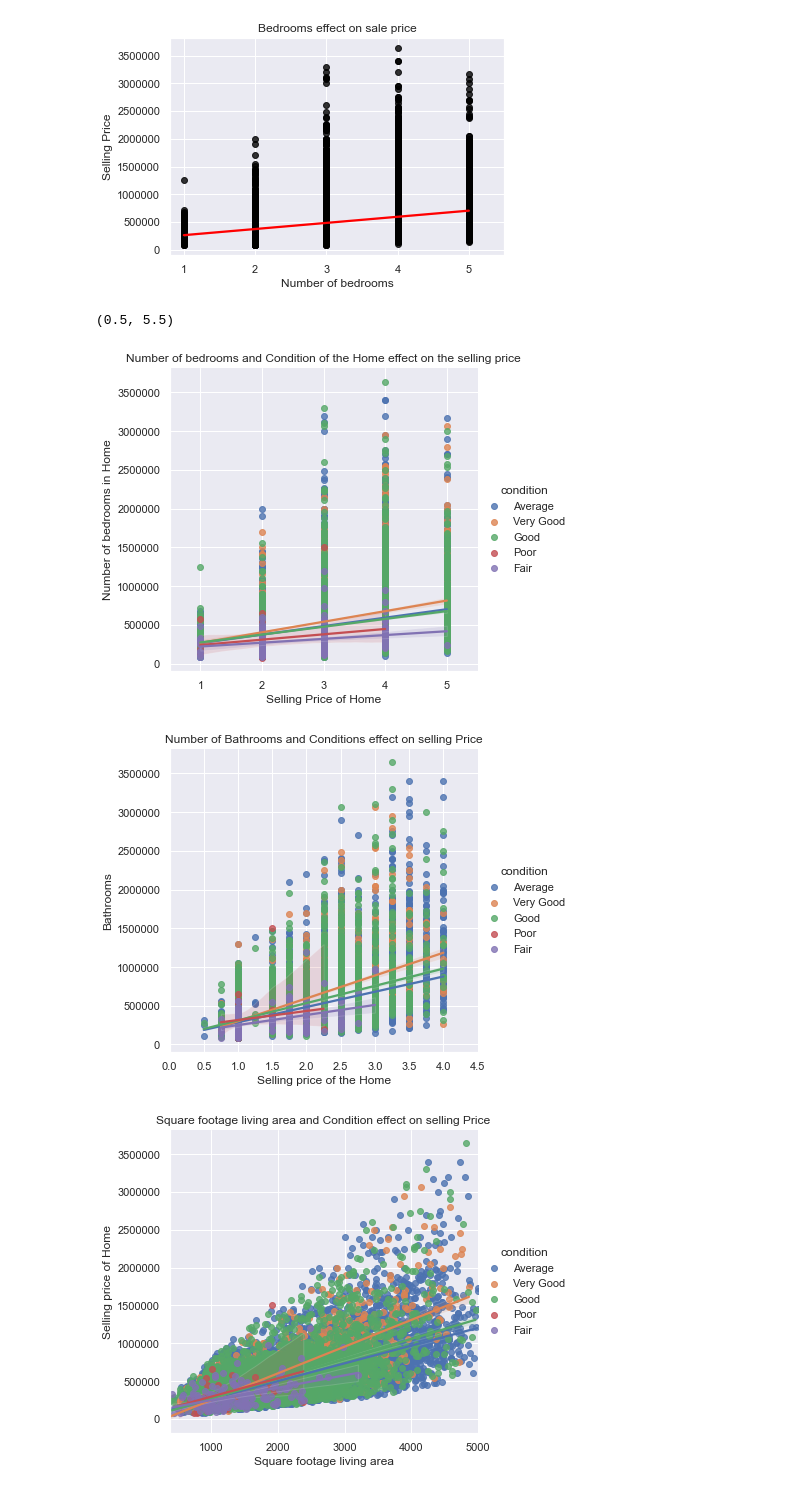
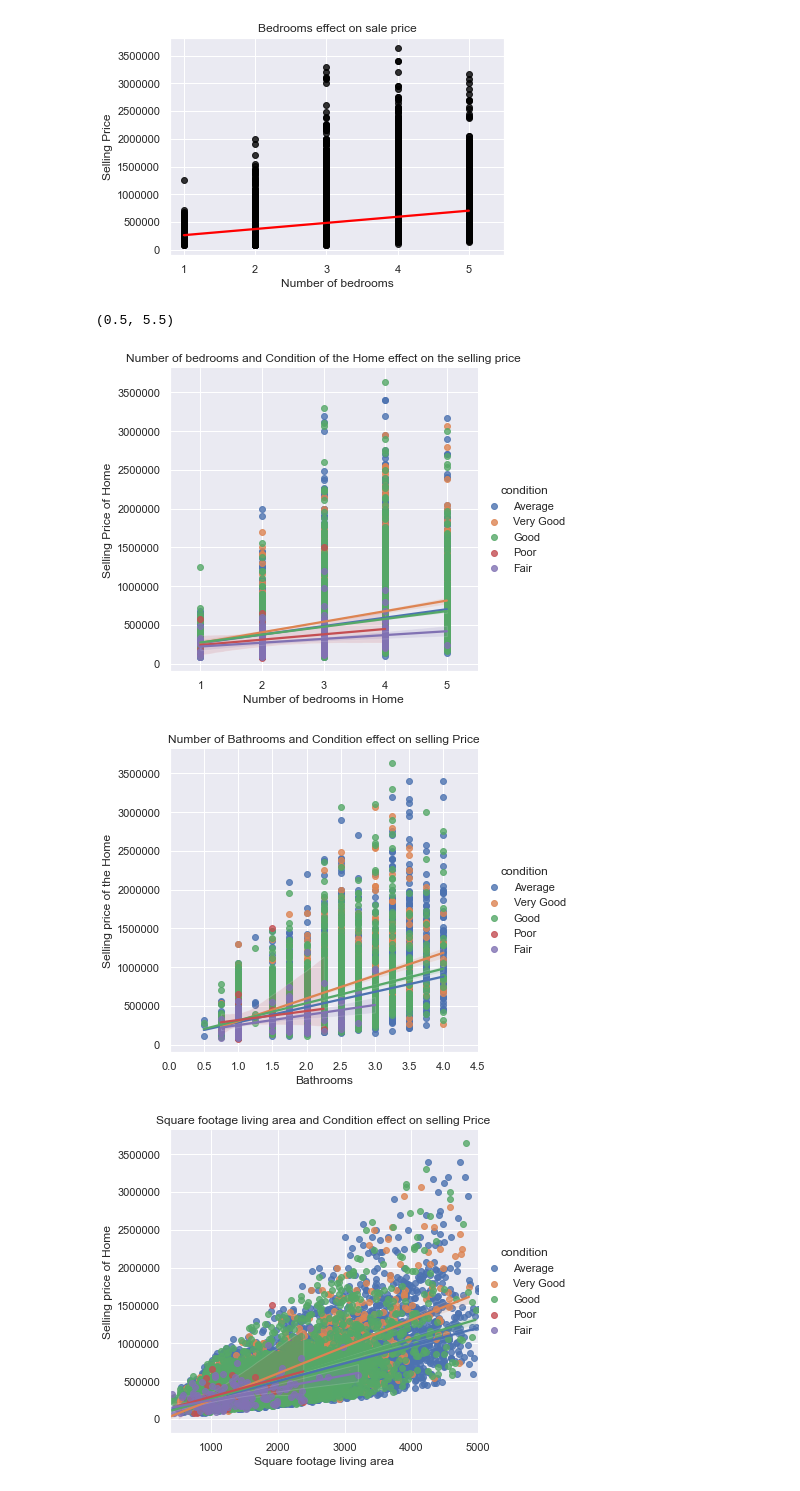
Before and after one commit to jaymhart76/project_2_KC, a Jupyter notebook: Student_project.ipynb, the cells around one changed output. Drawn from its saved outputs; the diff is of its cells as text; code cells hidden in the pictures.

```diff
--- a/Student_project.ipynb
+++ b/Student_project.ipynb
@@ -91,7 +91,10 @@ data['sqft_living'].hist()
 # %% [markdown]
 Dropping outliers, expect minimal data loss
 # %%
-data_filtered = data.loc[(data['bedrooms'] <= 5) & (data['bathrooms'] <= 4) & (data['sqft_living'] <= 5000)]
+data_filtered = (
+    data.loc[(data['bedrooms'] <= 5)
+    & (data['bathrooms'] <= 4)
+    & (data['sqft_living'] <= 5000)])
 # %%
 data.value_counts('bedrooms').sort_index()
 # %% [output]
@@ -988,23 +956,23 @@ plt.show()
 # %%
 sns.lmplot(data=data_filtered, x='bedrooms', y = 'price', hue = 'condition')
 plt.ticklabel_format(style="plain")
-plt.xlabel('Selling Price of Home')
-plt.ylabel('Number of bedrooms in Home')
+plt.ylabel('Selling Price of Home')
+plt.xlabel('Number of bedrooms in Home')
 plt.title("Number of bedrooms and Condition of the Home effect on the selling price")
 plt.xlim(.5,5.5)
 # %% [output]
 (0.5, 5.5)
-[figure, old version]
+[figure, new version]
 # %%
 sns.lmplot(data=data_filtered, x='bathrooms', y = 'price', hue = 'condition')
 plt.ticklabel_format(style='plain')
-plt.xlabel('Selling price of the Home')
-plt.ylabel('Bathrooms')
+plt.ylabel('Selling price of the Home')
+plt.xlabel('Bathrooms')
 plt.title("Number of Bathrooms and Condition effect on selling Price")
 plt.xlim(0, 4.5)
 plt.show()
 # %% [output]
-[figure, old version]
+[figure, new version]
 # %%
 sns.lmplot(data=data_filtered, x ='sqft_living', y = 'price', hue= 'condition')
 plt.ticklabel_format(style='plain')
```
Also changed, not shown: parts of 16 cells of this notebook.
